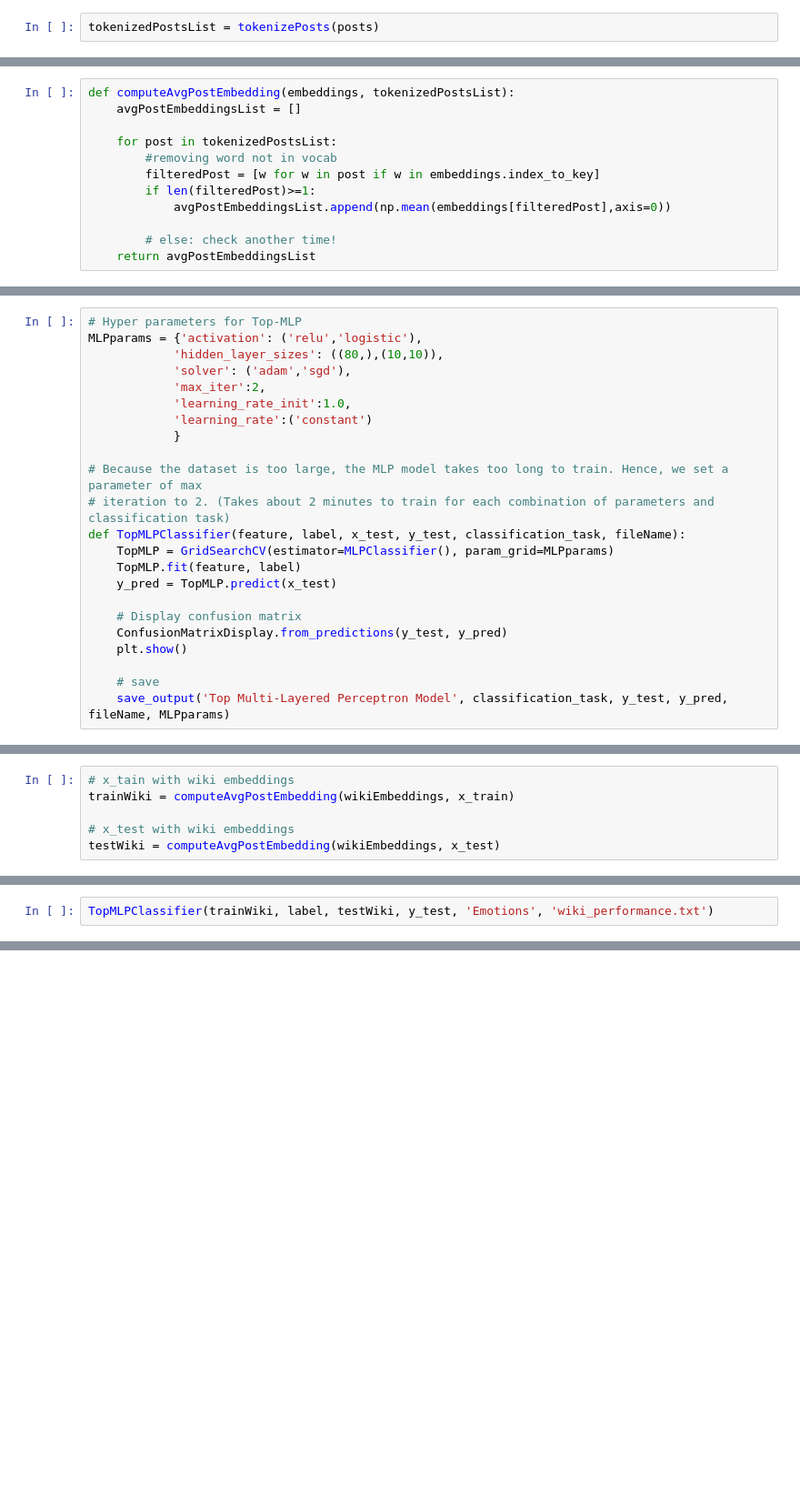
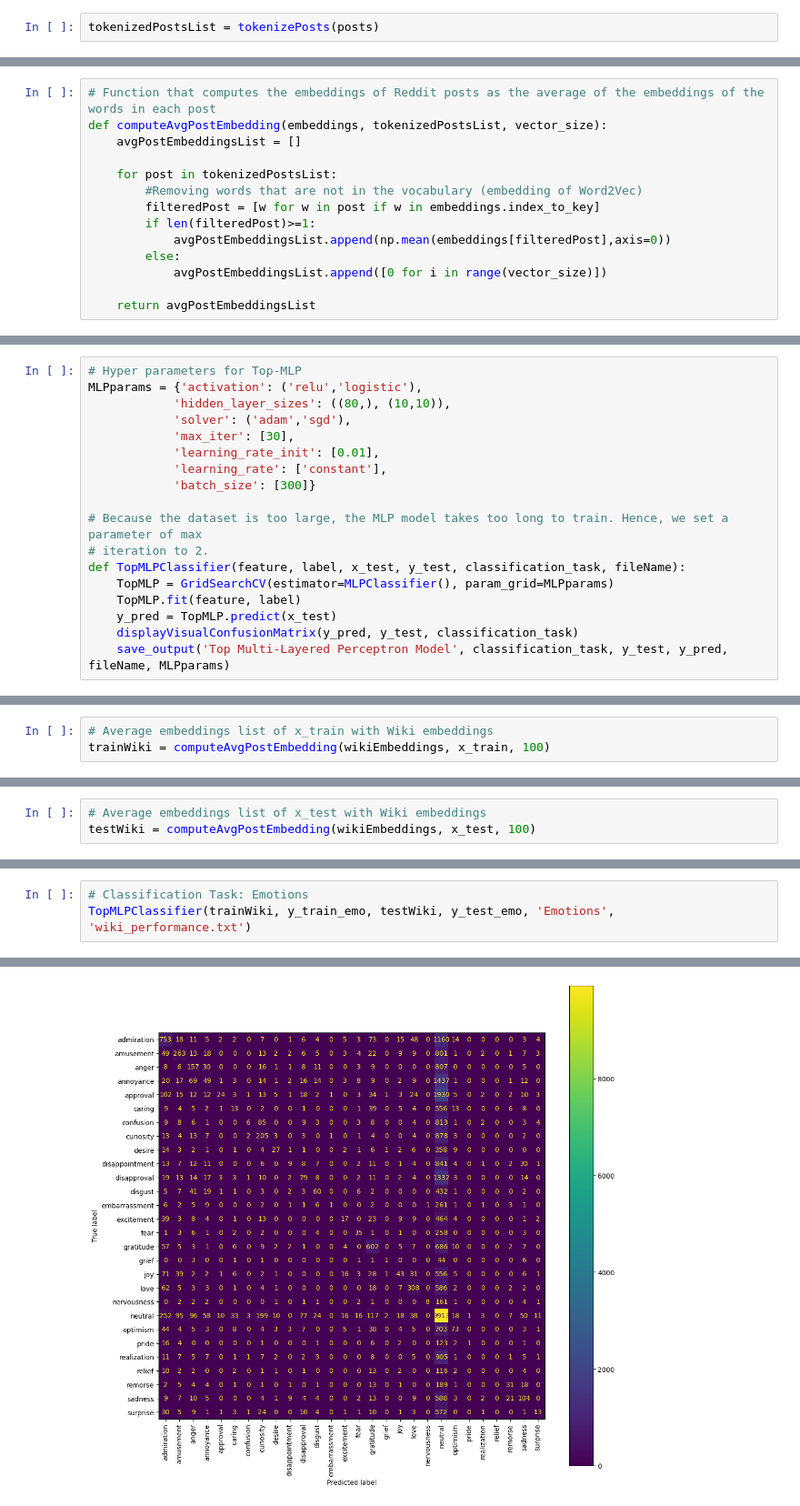
Before and after one commit to lisa7012/Comp472-MiniProject_1, a Jupyter notebook: Task3.ipynb, the cells around one changed output, grey strips where cells are left out. Shown at 91% size. Drawn from its saved outputs; the diff is of its cells as text; blank space fills up the shorter version.

Commit message:
Add performance files and cleaned up code

```diff
--- a/Task3.ipynb
+++ b/Task3.ipynb
@@ -83,13 +91,15 @@ countTokens(x_train)
 # %%
-def computeAvgPostEmbedding(embeddings, tokenizedPostsList):
+# Function that computes the embeddings of Reddit posts as the average of the embeddings of the words in each post
+def computeAvgPostEmbedding(embeddings, tokenizedPostsList, vector_size):
     avgPostEmbeddingsList = []
 
     for post in tokenizedPostsList:
-        #removing word not in vocab
+        #Removing words that are not in the vocabulary (embedding of Word2Vec)
         filteredPost = [w for w in post if w in embeddings.index_to_key]
         if len(filteredPost)>=1:
             avgPostEmbeddingsList.append(np.mean(embeddings[filteredPost],axis=0))
+        else:
+            avgPostEmbeddingsList.append([0 for i in range(vector_size)])
 
-        # else: check another time!
     return avgPostEmbeddingsList
 # %%
@@ -148,23 +182,18 @@ BaseMLPClassifier(trainAvgEmbeddingsList, y_train_sen, testAvgEmbeddingsList, y_
 # %%
 # Hyper parameters for Top-MLP
 MLPparams = {'activation': ('relu','logistic'),
-            'hidden_layer_sizes': ((80,),(10,10)),
+            'hidden_layer_sizes': ((80,), (10,10)),
             'solver': ('adam','sgd'),
-            'max_iter':2,
-            'learning_rate_init':1.0,
-            'learning_rate':('constant')
-            }
+            'max_iter': [30],
+            'learning_rate_init': [0.01],
+            'learning_rate': ['constant'],
+            'batch_size': [300]}
 
 # Because the dataset is too large, the MLP model takes too long to train. Hence, we set a parameter of max
-# iteration to 2. (Takes about 2 minutes to train for each combination of parameters and classification task)
+# iteration to 2.
 def TopMLPClassifier(feature, label, x_test, y_test, classification_task, fileName):
     TopMLP = GridSearchCV(estimator=MLPClassifier(), param_grid=MLPparams)
     TopMLP.fit(feature, label)
     y_pred = TopMLP.predict(x_test)
-
-    # Display confusion matrix
-    ConfusionMatrixDisplay.from_predictions(y_test, y_pred)
-    plt.show()
-
-    # save
+    displayVisualConfusionMatrix(y_pred, y_test, classification_task)
     save_output('Top Multi-Layered Perceptron Model', classification_task, y_test, y_pred, fileName, MLPparams)
@@ -185,6 +223,3 @@ wikiEmbeddings = api.load('glove-wiki-gigaword-100')
 # %%
-# x_tain with wiki embeddings
-trainWiki = computeAvgPostEmbedding(wikiEmbeddings, x_train)
-
-# x_test with wiki embeddings
-testWiki = computeAvgPostEmbedding(wikiEmbeddings, x_test)
+# Average embeddings list of x_train with Wiki embeddings
+trainWiki = computeAvgPostEmbedding(wikiEmbeddings, x_train, 100)
@@ -192,0 +226,3 @@ testWiki = computeAvgPostEmbedding(wikiEmbeddings, x_test)
+# %%
+# Average embeddings list of x_test with Wiki embeddings
+testWiki = computeAvgPostEmbedding(wikiEmbeddings, x_test, 100)
@@ -193,2 +231,4 @@ testWiki = computeAvgPostEmbedding(wikiEmbeddings, x_test)
 # %%
-TopMLPClassifier(trainWiki, label, testWiki, y_test, 'Emotions', 'wiki_performance.txt')
+# Classification Task: Emotions
+TopMLPClassifier(trainWiki, y_train_emo, testWiki, y_test_emo, 'Emotions', 'wiki_performance.txt')
+# %% [output]
@@ -195 +236,2 @@ TopMLPClassifier(trainWiki, label, testWiki, y_test, 'Emotions', 'wiki_performan
+[figure, added]
 # %%
```
Also changed, not shown: parts of 53 cells of this notebook, 6 other files.
